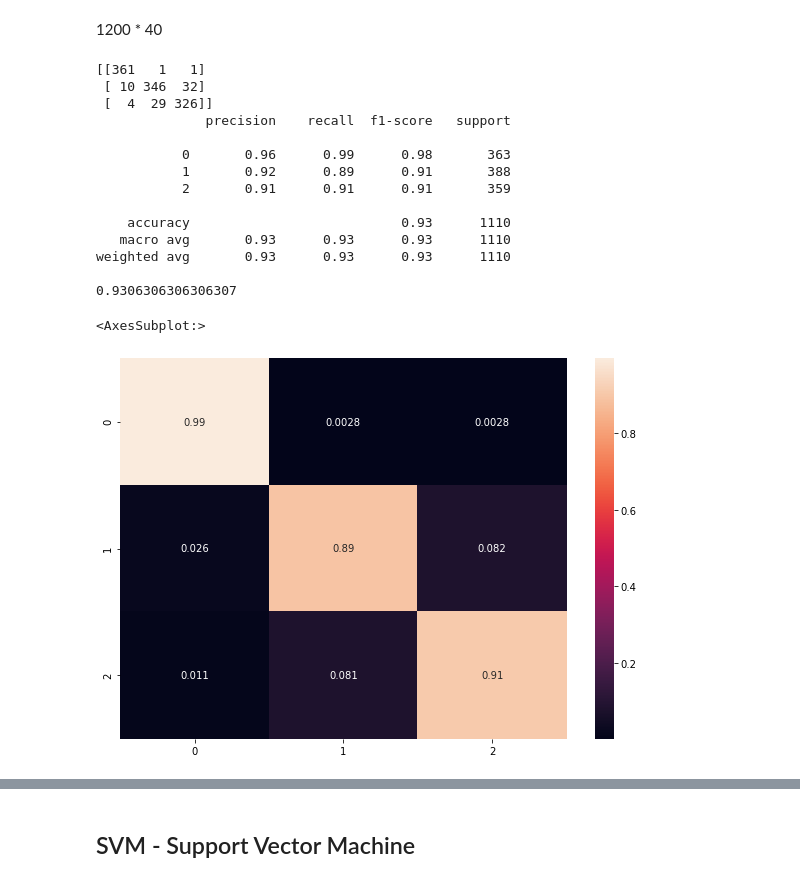
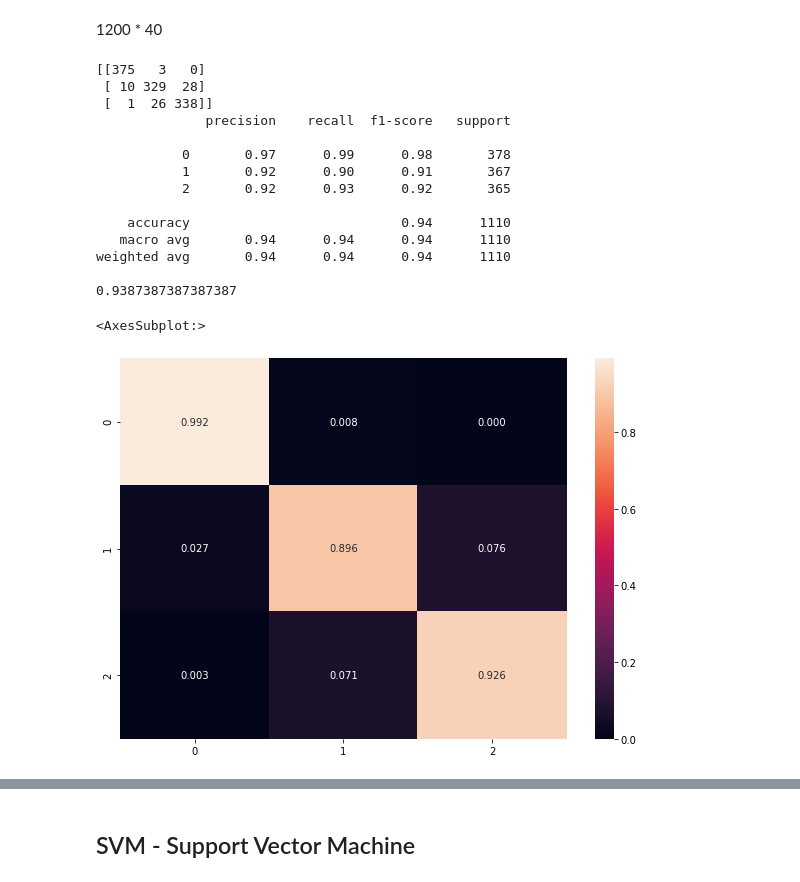
Before and after one commit to OrangeFrog210/COMP402-565Project, a Jupyter notebook: COMP402-12-features-ver5.ipynb, the cells around one changed output, grey strips where cells are left out. Saved outputs shown, nothing was run; the diff lists cells and outputs as text; code cells hidden in the pictures.

```diff
--- a/COMP402-12-features-ver5.ipynb
+++ b/COMP402-12-features-ver5.ipynb
@@ -442,30 +435,30 @@ y_pred = clf_rf.predict(X_test)
 # %%
 cnf_mtx = confusion_matrix(y_test,y_pred)
 print(cnf_mtx)
 print(classification_report(y_test,y_pred))
 print(accuracy_score(y_test, y_pred))
 
 norm_conf_mtx = cnf_mtx / cnf_mtx.sum(axis=1, keepdims=True)
 df_cm = pd.DataFrame(norm_conf_mtx)
 plt.figure(figsize = (10,7))
-sns.heatmap(df_cm, annot=True)
+sns.heatmap(df_cm, annot=True, fmt='.3f')
 # %% [output]
-[[361   1   1]
- [ 10 346  32]
- [  4  29 326]]
+[[375   3   0]
+ [ 10 329  28]
+ [  1  26 338]]
               precision    recall  f1-score   support
 
-           0       0.96      0.99      0.98       363
-           1       0.92      0.89      0.91       388
-           2       0.91      0.91      0.91       359
+           0       0.97      0.99      0.98       378
+           1       0.92      0.90      0.91       367
+           2       0.92      0.93      0.92       365
 
-    accuracy                           0.93      1110
-   macro avg       0.93      0.93      0.93      1110
-weighted avg       0.93      0.93      0.93      1110
+    accuracy                           0.94      1110
+   macro avg       0.94      0.94      0.94      1110
+weighted avg       0.94      0.94      0.94      1110
 
-0.9306306306306307
+0.9387387387387387
 <AxesSubplot:>
-[figure, old version]
+[figure, new version]
 # %%
 # 5-fold cross-validation
 scores_rf = cross_val_score(clf_rf, X_train, y_train, cv=5)
```
Also changed, not shown: parts of 15 cells of this notebook.
